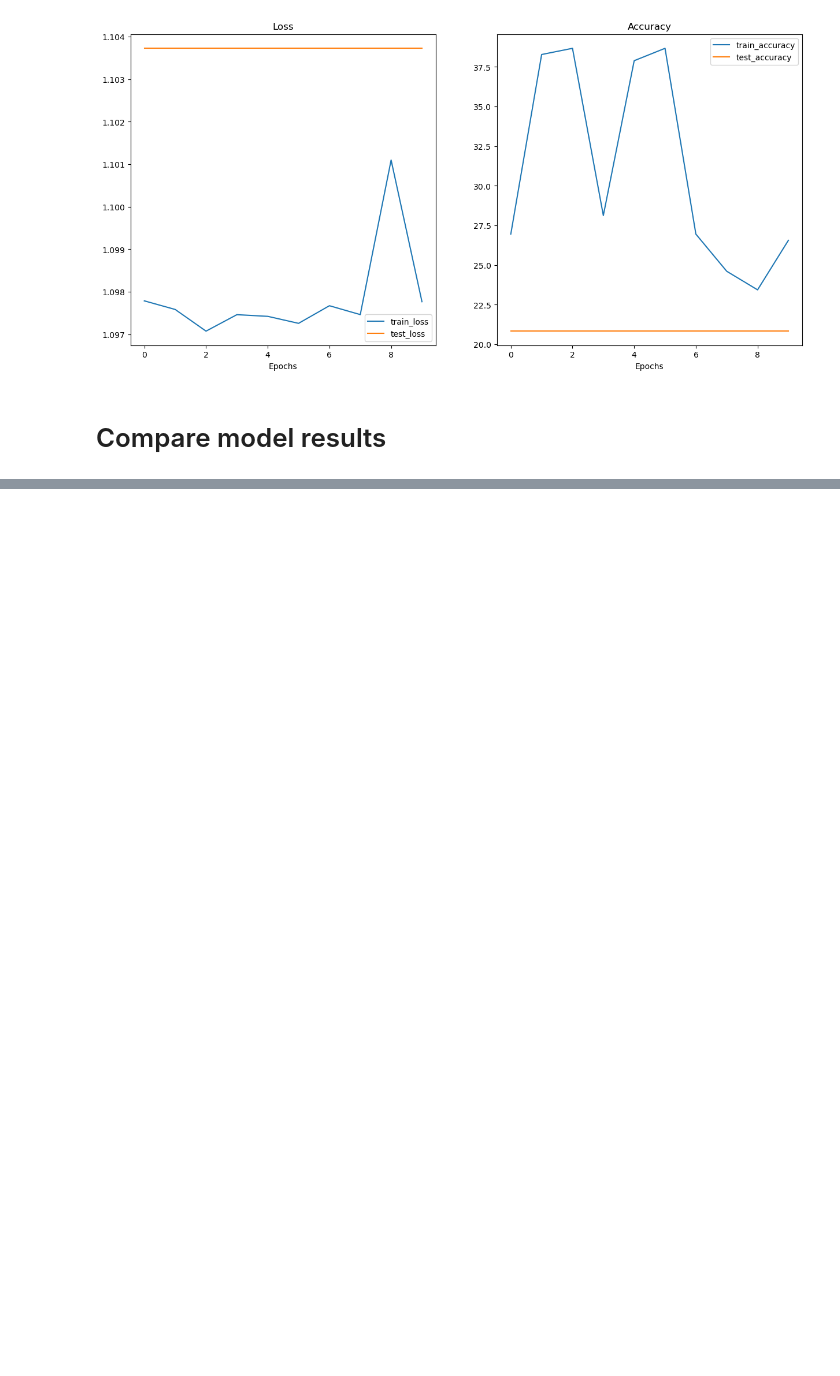
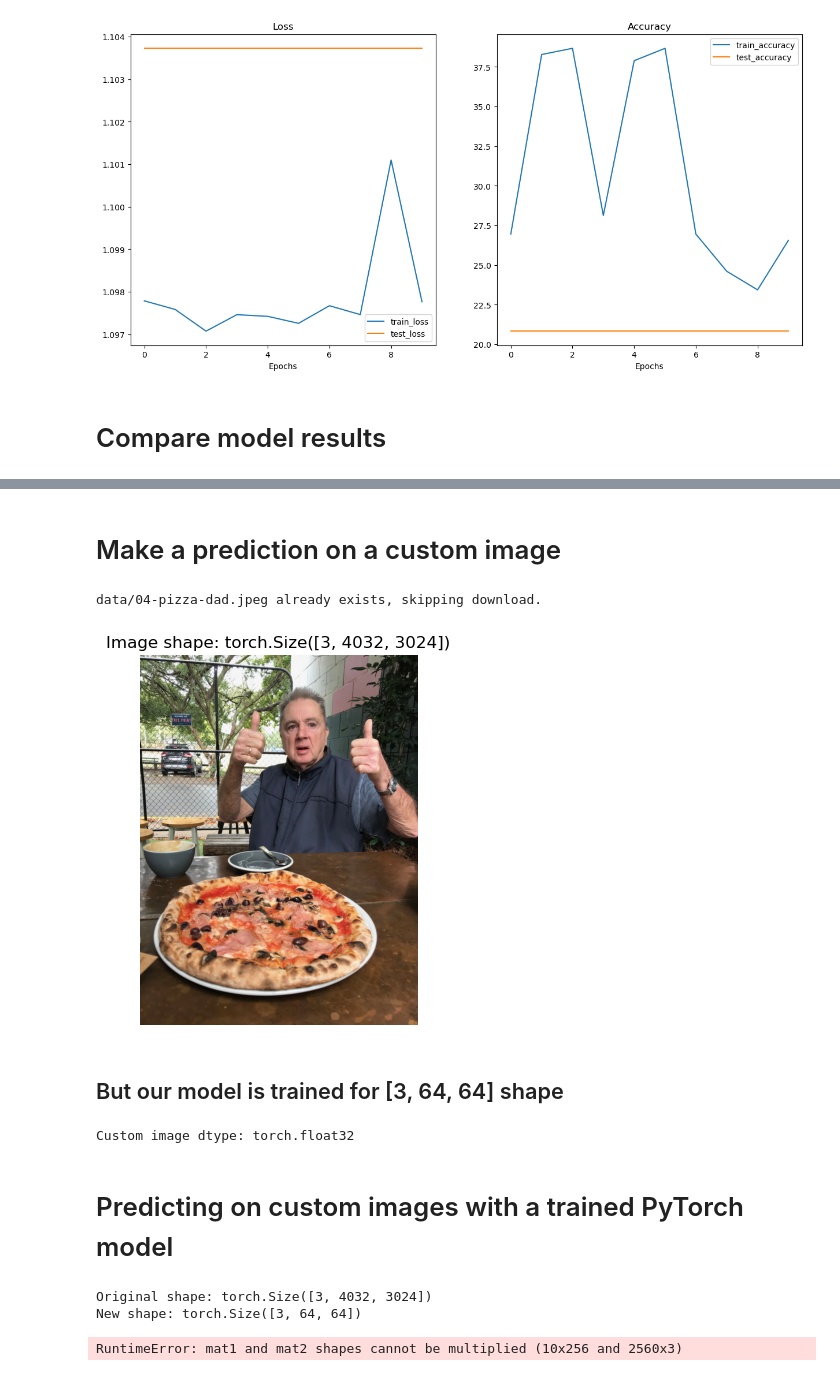
Before and after one commit to Kousher/Pytorch, a Jupyter notebook: 06_Pytorch_Custom_Datasets.ipynb, the cells around one changed output, grey strips where cells are left out. Saved outputs shown, nothing was run; the diff lists cells and outputs as text; code cells hidden in the pictures; blank space fills up the shorter version.

Commit message:
Load the model and prediction on Custom Image

```diff
--- a/06_Pytorch_Custom_Datasets.ipynb
+++ b/06_Pytorch_Custom_Datasets.ipynb
@@ -1085,0 +1086,62 @@ plt.legend();
+# %% [markdown]
+# Make a prediction on a custom image
+# %%
+# Download custom image
+import requests
+from PIL import Image
+from torchvision import transforms
+# Setup custom image path
+custom_image_path = data_path / "04-pizza-dad.jpeg"
+
+# Download the image if it doesn't already exist
+if not custom_image_path.is_file():
+    with open(custom_image_path, "wb") as f:
+        # When downloading from GitHub, need to use the "raw" file link
+        request = requests.get("https://raw.githubusercontent.com/mrdbourke/pytorch-deep-learning/main/images/04-pizza-dad.jpeg")
+        print(f"Downloading {custom_image_path}...")
+        f.write(request.content)
+else:
+    print(f"{custom_image_path} already exists, skipping download.")
+# %% [output]
+data/04-pizza-dad.jpeg already exists, skipping download.
+# %%
+# Convert the image into tensor
+img = Image.open(custom_image_path)
+convert_tensor = transforms.ToTensor()
+custom_image = convert_tensor(img)
+# %%
+# Plot custom image
+plt.imshow(custom_image.permute(1, 2, 0)) # need to permute image dimensions from CHW -> HWC otherwise matplotlib will error
+plt.title(f"Image shape: {custom_image.shape}")
+plt.axis(False);
+# %% [output]
+[figure, added]
+# %% [markdown]
+## But our model is trained for [3, 64, 64] shape
+# %%
+print(f"Custom image dtype: {custom_image.dtype}")
+# %% [output]
+Custom image dtype: torch.float32
+# %% [markdown]
+# Predicting on custom images with a trained PyTorch model
+# %%
+# Create transform pipleine to resize image
+custom_image_transform = transforms.Compose([
+    transforms.Resize((64, 64)),
+])
+
+# Transform target image
+custom_image_transformed = custom_image_transform(custom_image)
+
+# Print out original shape and new shape
+print(f"Original shape: {custom_image.shape}")
+print(f"New shape: {custom_image_transformed.shape}")
+# %% [output]
+Original shape: torch.Size([3, 4032, 3024])
+New shape: torch.Size([3, 64, 64])
+# %%
+model_1.eval()
+with torch.inference_mode():
+    custom_image_pred = model_1(custom_image_transformed.to(device))
+# %% [output]
+RuntimeError: mat1 and mat2 shapes cannot be multiplied (10x256 and 2560x3)
```
Also changed, not shown: parts of 22 cells of this notebook.
